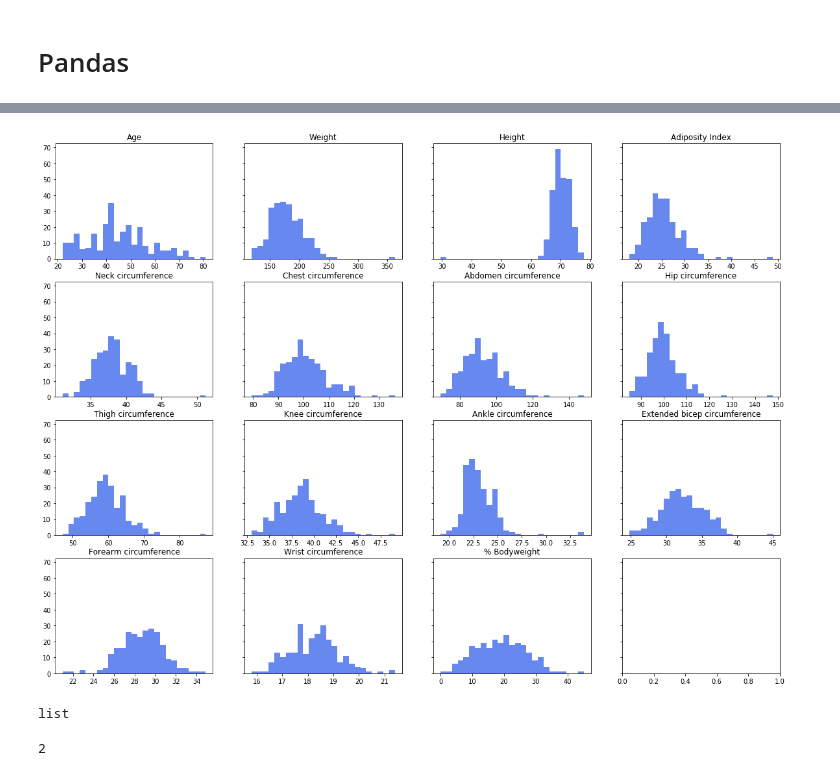
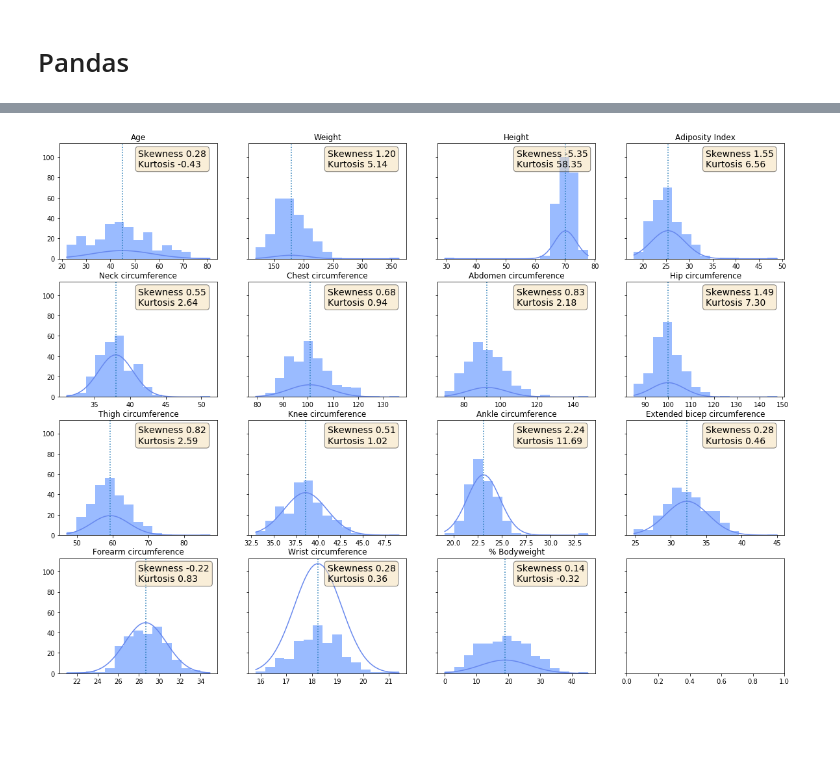
Before and after one commit to piovere/nucnotes, a Jupyter notebook: ne579/Homework/hw02/All in one.ipynb, the cells around one changed output, grey strips where cells are left out. Saved outputs shown, nothing was run; the diff lists cells and outputs as text; code cells hidden in the pictures; blank space fills up the shorter version.

```diff
--- a/ne579/Homework/hw02/All in one.ipynb
+++ b/ne579/Homework/hw02/All in one.ipynb
@@ -187,0 +192,23 @@ with sns.color_palette('coolwarm'):
+# %%
+with sns.color_palette('coolwarm'):
+    f = plt.figure()
+    ax1 = f.add_subplot(121)
+    ax1.bar(np.arange(np.mean(data, axis=0).shape[0]),
+            np.divide(np.mean(data, axis=0) - trim_mean(data, 0.2, axis=0),
+                      np.std(data, axis=0)),
+            label=r'$\mu$ - trim mean')
+    ax1.legend(loc='lower center')
+
+    ax2 = f.add_subplot(122, sharey=ax1)
+    s = np.divide(np.mean(data, axis=0) - np.median(data, axis=0), np.std(data, axis=0))
+    ax2.bar(np.arange(s.shape[0]), s, label=r'$\mu$ - median')
+    plt.setp(ax2.get_yticklabels(), visible=False)
+    plt.legend(loc="lower center")
+
+    plt.setp(ax1.get_xticklabels(), visible=False)
+    plt.setp(ax2.get_xticklabels(), visible=False)
+
+    ax1.set_xlabel('Parameter number')
+    ax2.set_xlabel('Parameter number')
+
+    plt.savefig('images/robust_statistics.png', dpi=300, bbox_inches='tight')
@@ -232,6 +283,9 @@ summary_statistics
 | 12 | Forearm circumference | 34.90 | 21.0 | 28.663889 | 28.70 | 28.699342 | 2.016678 | 4.066990 | ... |
 | 13 | Wrist circumference | 21.40 | 15.8 | 18.229762 | 18.30 | 18.217763 | 0.931731 | 0.868122 | ... |
 | 14 | % Bodyweight | 45.10 | 0.0 | 18.938492 | 19.00 | 18.865789 | 7.735462 | 59.837368 | ... |
+# %%
+with open('summary_statistics_table.tex', 'w') as f:
+    f.write(summary_statistics.to_latex(index=True))
 # %%
 (summary_statistics['Max'] - summary_statistics['Min'] ) / summary_statistics['Standard Deviation']
 # %% [output]
@@ -271,22 +325,23 @@ summary_statistics['Mean']
 14     18.938492
 Name: Mean, dtype: float64
 # %%
+props = dict(boxstyle='round', facecolor='wheat', alpha=0.5)
 with sns.color_palette('coolwarm'):
     f, ax = plt.subplots(4, 4, figsize=(20,15), sharey=True)
 #    for i in range(len(parameter_names)):
     for i in range(4):
         for j in range(4):
             if (i*4+j) < len(parameter_names):
-                ax[i,j].hist(data[:,i*4+j], bins=25)
-                ax[i,j].set_title(parameter_names[i*4+j])
+                x = np.linspace(np.min(data[:,i*4+j]), np.max(data[:,i*4+j]))
+                y = data[:,i*4+j].shape[0]*norm.pdf(x, loc=np.mean(data[:,i*4+j]), scale=np.std(data[:,i*4+j]))
+                ax[i,j].plot(x, y)
+                ax[i,j].hist(data[:,i*4+j], bins=15)
+                ax[i,j].axvline(x=np.mean(data[:,i*4+j]), linestyle='dotted')
+                ax[i,j].set_title(f'{parameter_names[i*4+j]}')
+                textstr = f'Skewness {skew(data[:,i*4+j]):0.2f}\nKurtosis {kurtosis(data[:,i*4+j]):0.2f}'
+                ax[i,j].text(0.5, 0.95, textstr, transform=ax[i,j].transAxes,
+                             fontsize=14, verticalalignment='top', bbox=props)
+plt.savefig('images/histogram_array.png', dpi=300, bbox_inches='tight')
 plt.show()
 # %% [output]
-[figure, old version]
+[figure, new version]
-# %%
-type(parameter_names)
-# %% [output]
-list
-# %%
-len([1,2])
-# %% [output]
-2
```
Also changed, not shown: parts of 16 cells of this notebook, 20 other files.
